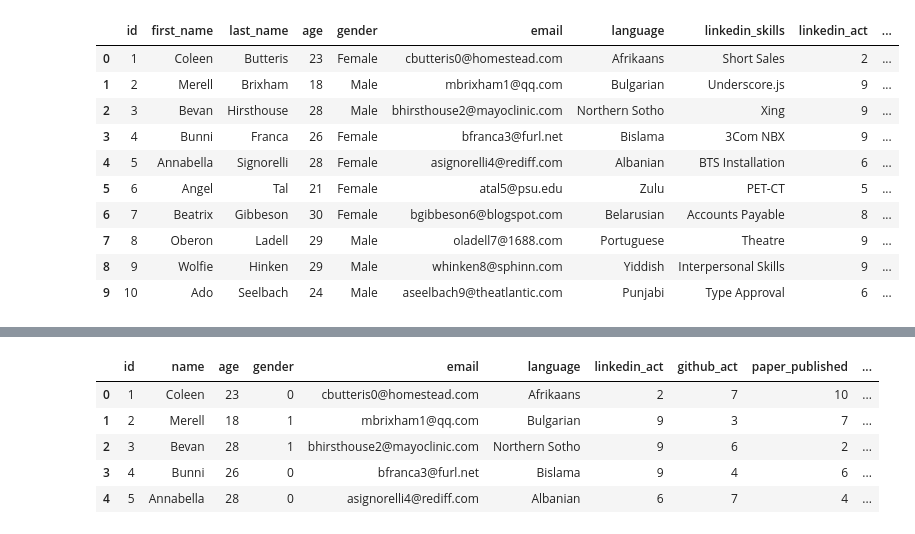
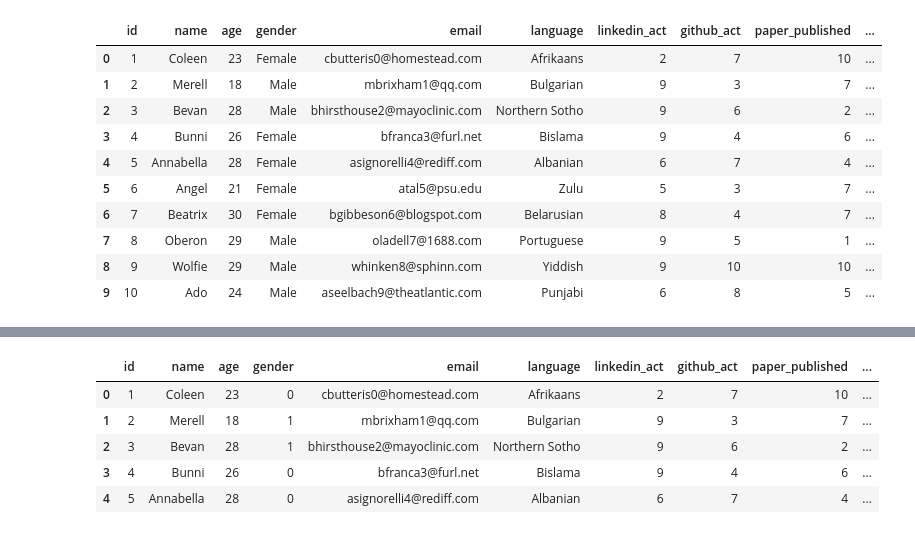
Before and after one commit to harini-spec/partner_recommendation_system, a Jupyter notebook: recommend.ipynb, the cells around one changed output, grey strips where cells are left out. Drawn from its saved outputs; the diff is of its cells as text; code cells hidden in the pictures.

```diff
--- a/recommend.ipynb
+++ b/recommend.ipynb
@@ -4,16 +5,16 @@ from scipy.spatial import distance
 # %%
-df = pd.read_csv("student_partner.csv")
+df = pd.read_csv("learning_partner.csv")
 df.head(10)
 # %% [output]
-|  | id | first_name | last_name | age | gender | email | language | linkedin_skills | linkedin_act | ... |
-| 0 | 1 | Coleen | Butteris | 23 | Female | cbutteris0@homestead.com | Afrikaans | Short Sales | 2 | ... |
-| 1 | 2 | Merell | Brixham | 18 | Male | mbrixham1@qq.com | Bulgarian | Underscore.js | 9 | ... |
-| 2 | 3 | Bevan | Hirsthouse | 28 | Male | bhirsthouse2@mayoclinic.com | Northern Sotho | Xing | 9 | ... |
-| 3 | 4 | Bunni | Franca | 26 | Female | bfranca3@furl.net | Bislama | 3Com NBX | 9 | ... |
-| 4 | 5 | Annabella | Signorelli | 28 | Female | asignorelli4@rediff.com | Albanian | BTS Installation | 6 | ... |
-| 5 | 6 | Angel | Tal | 21 | Female | atal5@psu.edu | Zulu | PET-CT | 5 | ... |
-| 6 | 7 | Beatrix | Gibbeson | 30 | Female | bgibbeson6@blogspot.com | Belarusian | Accounts Payable | 8 | ... |
-| 7 | 8 | Oberon | Ladell | 29 | Male | oladell7@1688.com | Portuguese | Theatre | 9 | ... |
-| 8 | 9 | Wolfie | Hinken | 29 | Male | whinken8@sphinn.com | Yiddish | Interpersonal Skills | 9 | ... |
-| 9 | 10 | Ado | Seelbach | 24 | Male | aseelbach9@theatlantic.com | Punjabi | Type Approval | 6 | ... |
+|  | id | name | age | gender | email | language | linkedin_act | github_act | paper_published | ... |
+| 0 | 1 | Coleen | 23 | Female | cbutteris0@homestead.com | Afrikaans | 2 | 7 | 10 | ... |
+| 1 | 2 | Merell | 18 | Male | mbrixham1@qq.com | Bulgarian | 9 | 3 | 7 | ... |
+| 2 | 3 | Bevan | 28 | Male | bhirsthouse2@mayoclinic.com | Northern Sotho | 9 | 6 | 2 | ... |
+| 3 | 4 | Bunni | 26 | Female | bfranca3@furl.net | Bislama | 9 | 4 | 6 | ... |
+| 4 | 5 | Annabella | 28 | Female | asignorelli4@rediff.com | Albanian | 6 | 7 | 4 | ... |
+| 5 | 6 | Angel | 21 | Female | atal5@psu.edu | Zulu | 5 | 3 | 7 | ... |
+| 6 | 7 | Beatrix | 30 | Female | bgibbeson6@blogspot.com | Belarusian | 8 | 4 | 7 | ... |
+| 7 | 8 | Oberon | 29 | Male | oladell7@1688.com | Portuguese | 9 | 5 | 1 | ... |
+| 8 | 9 | Wolfie | 29 | Male | whinken8@sphinn.com | Yiddish | 9 | 10 | 10 | ... |
+| 9 | 10 | Ado | 24 | Male | aseelbach9@theatlantic.com | Punjabi | 6 | 8 | 5 | ... |
 # %%
```
Also changed, not shown: parts of 20 cells of this notebook, 3 other files.
